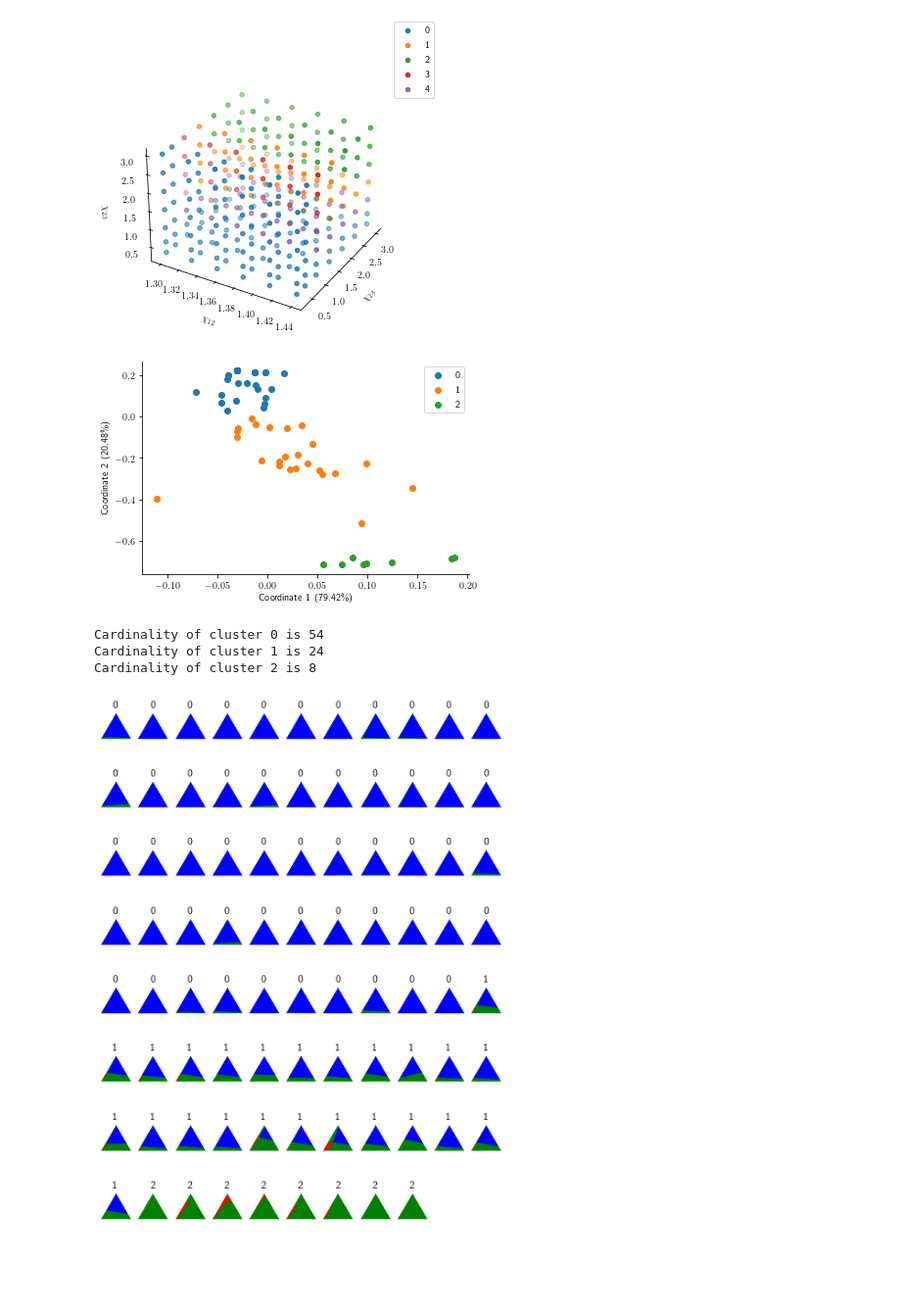
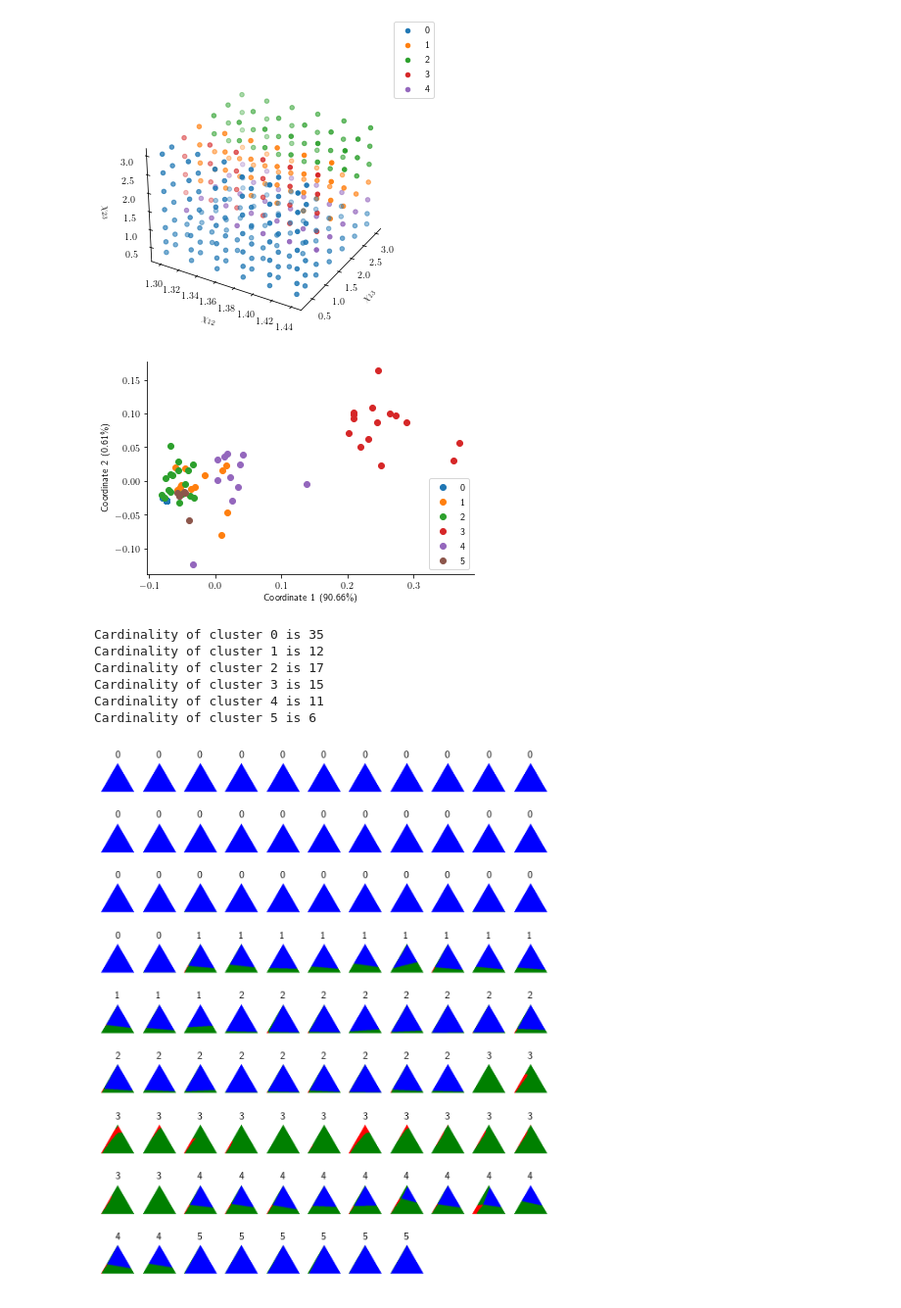
Before and after one commit to kiranvad/polyphase, a Jupyter notebook: notebooks/04-[Final] Clustering high-throughput phase diagrams.ipynb, the cells around one changed output. Shown at 98% size. Saved outputs shown, nothing was run; the diff lists cells and outputs as text; code cells hidden in the pictures; blank space fills up the shorter version.

```diff
--- a/notebooks/04-[Final] Clustering high-throughput phase diagrams.ipynb
+++ b/notebooks/04-[Final] Clustering high-throughput phase diagrams.ipynb
@@ -328,38 +328,41 @@ fig.write_html('../figures/notebooks/1.html')
 dirname = '../expts/data/hamming/pm6y6'
 distmats = dirname + '/distance.pkl'
 
 #distmats = '../expts/data/final/MSE_distance_PM6_Y6.pkl'
 with open(distmats, 'rb') as handle:
     out = pickle.load(handle)
 
 USE_HIGHDIM = True
 sys_df = out['df'].reset_index(drop=True)
 sm = sys_df['delta_SM'][0]
 polymer = sys_df['delta_polymer'][0]
 
 M = out['M']
 workflow = Pipeline(M)
-workflow.compute(drmethod='mds', n_clusters=3)
+workflow.compute(drmethod='mds', n_clusters=6)
 workflow.plot_embedding(use_highdim=USE_HIGHDIM)
 sys_df['cluster'] = workflow.highdim_labels
 
 if SAVE_FIGS:
     plt.savefig('../figures/final/result2_PM6_Y6_MDS.png',
                 dpi=400, bbox_inches='tight')
 else:
     plt.show()
 
 fig = workflow.show_clusters(dirname+'/pds/*.png',use_highdim=USE_HIGHDIM)
 if SAVE_FIGS:
     plt.savefig('../figures/final/result2_PM6_Y6_Clusters.png',
                 dpi=400, bbox_inches='tight')
 else:
     plt.show()
 # %% [output]
-[figure, old version]
+[figure, new version]
-Cardinality of cluster 0 is 54
-Cardinality of cluster 1 is 24
-Cardinality of cluster 2 is 8
+Cardinality of cluster 0 is 35
+Cardinality of cluster 1 is 12
+Cardinality of cluster 2 is 17
+Cardinality of cluster 3 is 15
+Cardinality of cluster 4 is 11
+Cardinality of cluster 5 is 6
-[figure, old version]
+[figure, new version]
 # %%
 deltas = np.asarray(sys_df['delta_solv'].to_list())
```
Also changed, not shown: parts of 2 cells of this notebook, 5 other files.
